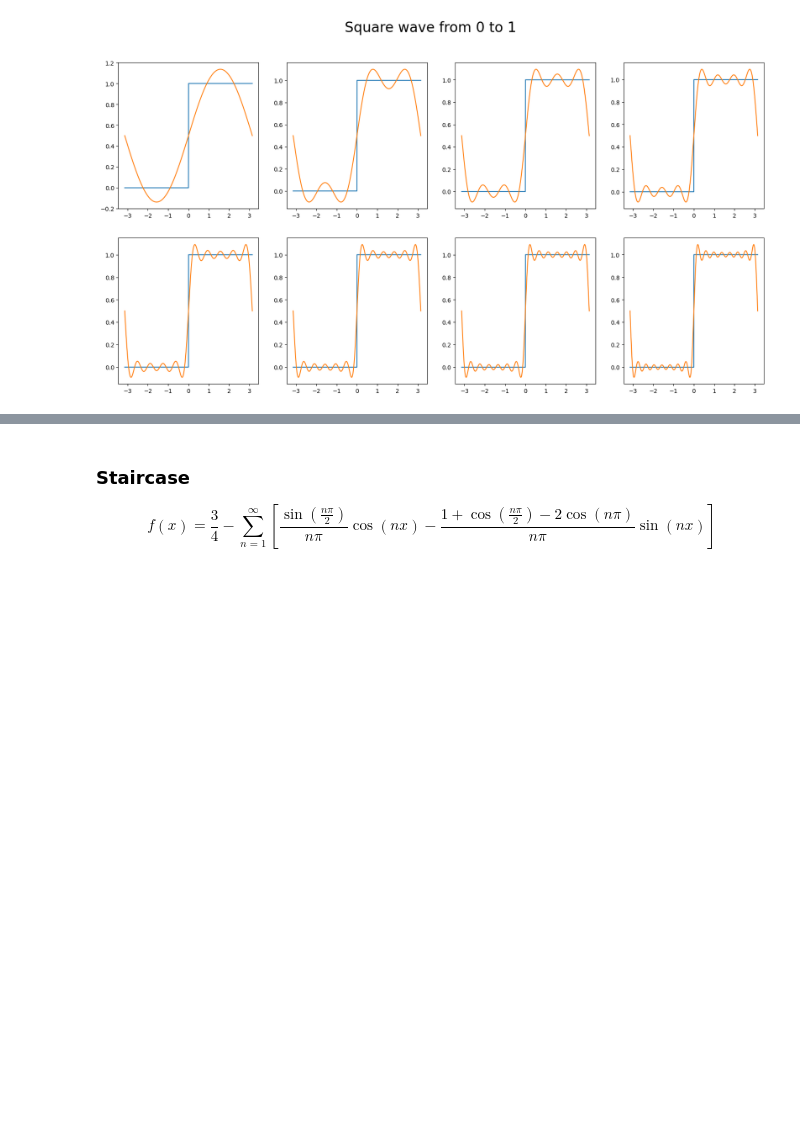
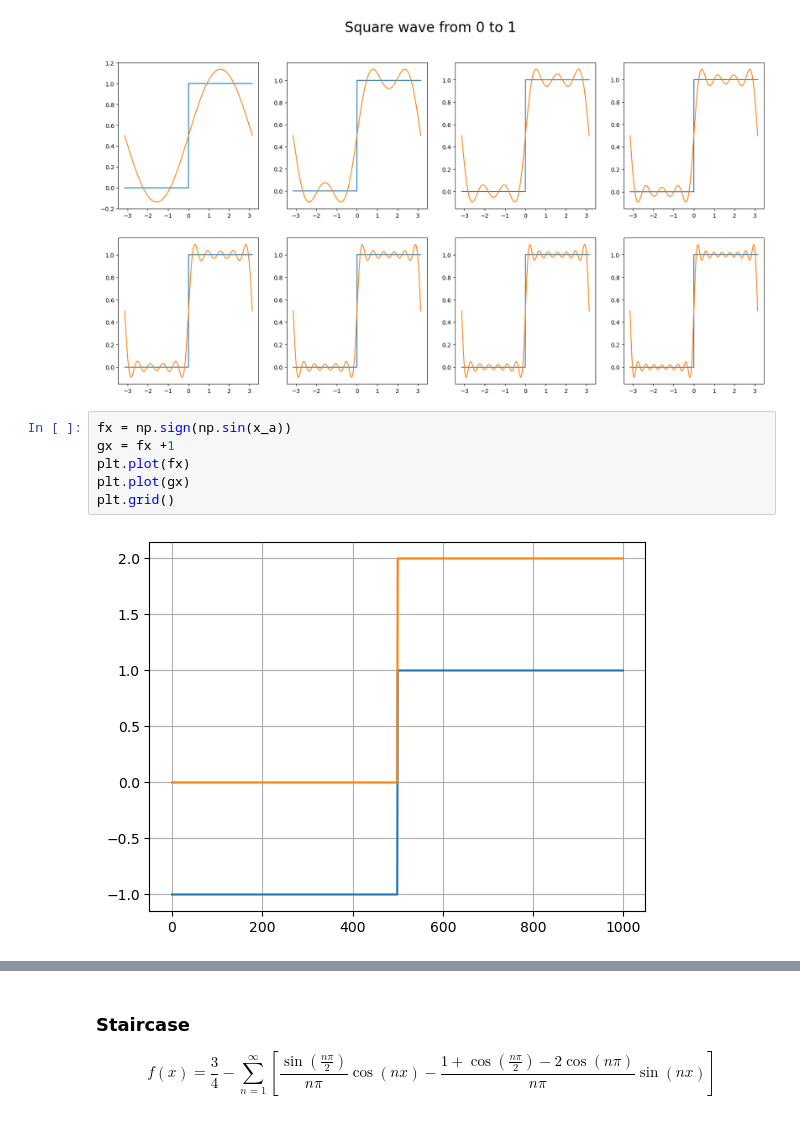
Before and after one commit to Shruti-Karandikar/fourier, a Jupyter notebook: fourier_series_expts.ipynb, the cells around one changed output, grey strips where cells are left out. Saved outputs shown, nothing was run; the diff lists cells and outputs as text; blank space fills up the shorter version.

```diff
--- a/fourier_series_expts.ipynb
+++ b/fourier_series_expts.ipynb
@@ -97,3 +97,11 @@ x1[:len(x_a)//2] = 0
 approx_fs(x_a, fourier_series_sqr, x1,  'Square wave from 0 to 1')
 # %% [output]
 [figure]
+# %%
+fx = np.sign(np.sin(x_a))
+gx = fx +1
+plt.plot(fx)
+plt.plot(gx)
+plt.grid()
+# %% [output]
+[figure, added]
```
Also changed, not shown: parts of 7 cells of this notebook.
